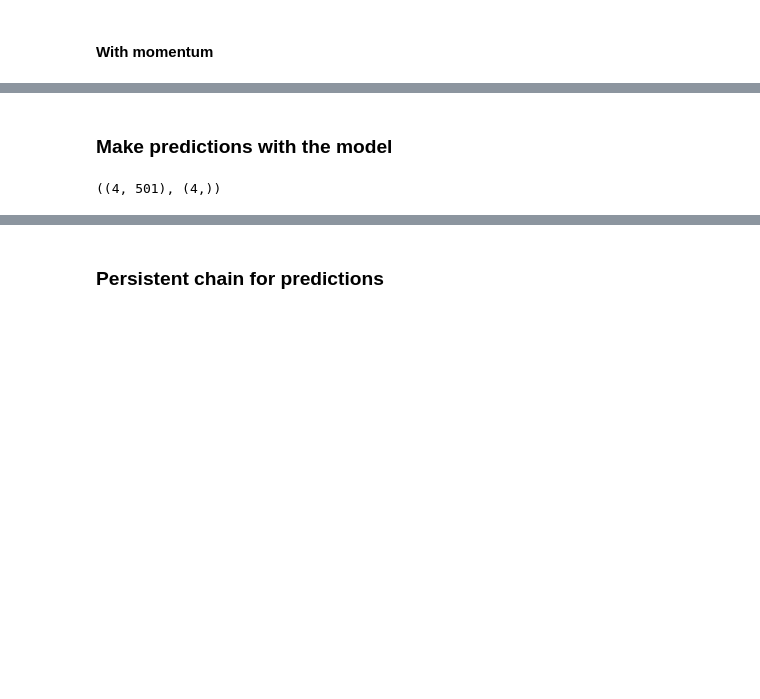
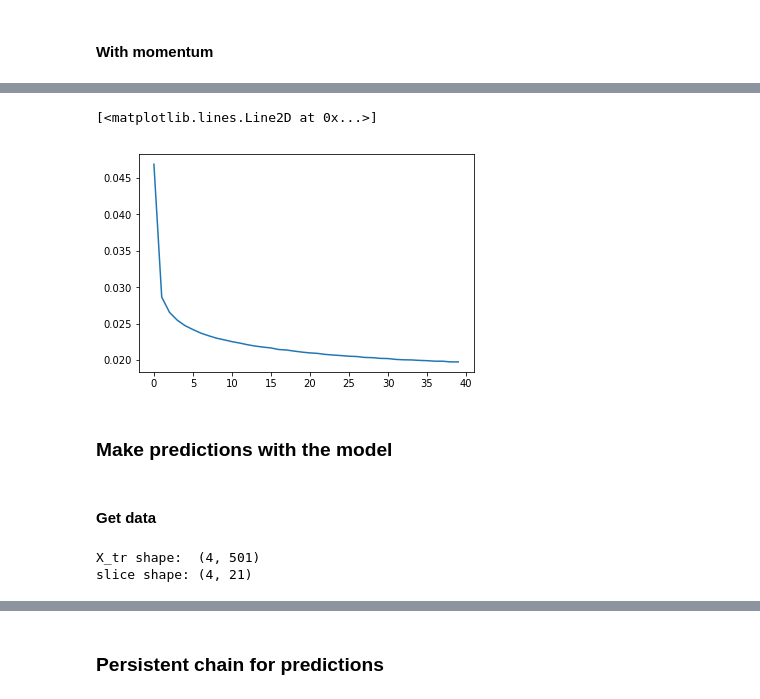
Before and after one commit to davidbp/connectionist, a Jupyter notebook: notebooks/crbm_diary_al.ipynb, the cells around one changed output, grey strips where cells are left out. Cells and saved outputs as stored; diff of their text form; code cells hidden in the pictures; blank space fills up the shorter version.

```diff
--- a/notebooks/crbm_diary_al.ipynb
+++ b/notebooks/crbm_diary_al.ipynb
@@ -695,0 +702,27 @@ Wall time: 2.37 s
+# %%
+%%time
+crbm = CRBM(n_vis=n_feat, n_hid=256, n_cond=20, seed=123, sigma = 0.3)
+n_epochs = 40
+learning_rate = 0.001
+
+ctx = { "W_vel" : np.zeros(crbm.W.shape),
+        "A_vel" : np.zeros(crbm.A.shape),
+        "B_vel" : np.zeros(crbm.B.shape),
+        "v_bias_vel" : np.zeros(crbm.v_bias.shape),
+        "h_bias_vel" : np.zeros(crbm.h_bias.shape)}
+
+rec_error_per_epoch = []
+n_samples = len(X_slices)
+
+for n in range(n_epochs):
+    err_epoch = 0
+    random.shuffle(X_slices)
+    for X_curr in X_slices:
+        dW, dA, dB, dv_bias, dh_bias, rec_error = compute_gradient(crbm, X_curr)
+        grads = (dW, dA, dB, dv_bias, dh_bias)
+        update_weights_sgd_momentum(crbm, grads, learning_rate, ctx, momentum=0.1)
+        err_epoch += rec_error
+
+
+    rec_error_per_epoch.append(err_epoch/n_samples)
+    print("ep {} => rec error: ".format(n), err_epoch/n_samples,end="\r")
@@ -696,2 +732,7 @@ Wall time: 2.37 s
+# %%
+plt.plot(rec_error_per_epoch)
+# %% [output]
+[<matplotlib.lines.Line2D at 0x...>]
+[figure, added]
 # %% [markdown]
 ### Make predictions with the model
@@ -698,5 +741,4 @@ Wall time: 2.37 s
 # %%
 # This is a timeseries where rows are features and columns timesteps (1750 timesteps and 108 features)
-X_tr.shape, X_tr[:,1].shape
+
+#X_tr.shape, X_train[:,1].shape
-# %% [output]
-((4, 501), (4,))
@@ -762,0 +803,8 @@ crbm.A.shape, crbm.B.shape, crbm.W.shape
+# %% [markdown]
+#### Get data
+# %%
+X_tr = X_train[0].T
+print("X_tr shape: ", X_tr.shape, "\nslice shape:", get_slice_at_position_k(X_tr, 25, crbm.n_his).shape)
+# %% [output]
+X_tr shape:  (4, 501)
+slice shape: (4, 21)
```
Also changed, not shown: parts of 56 cells of this notebook.
